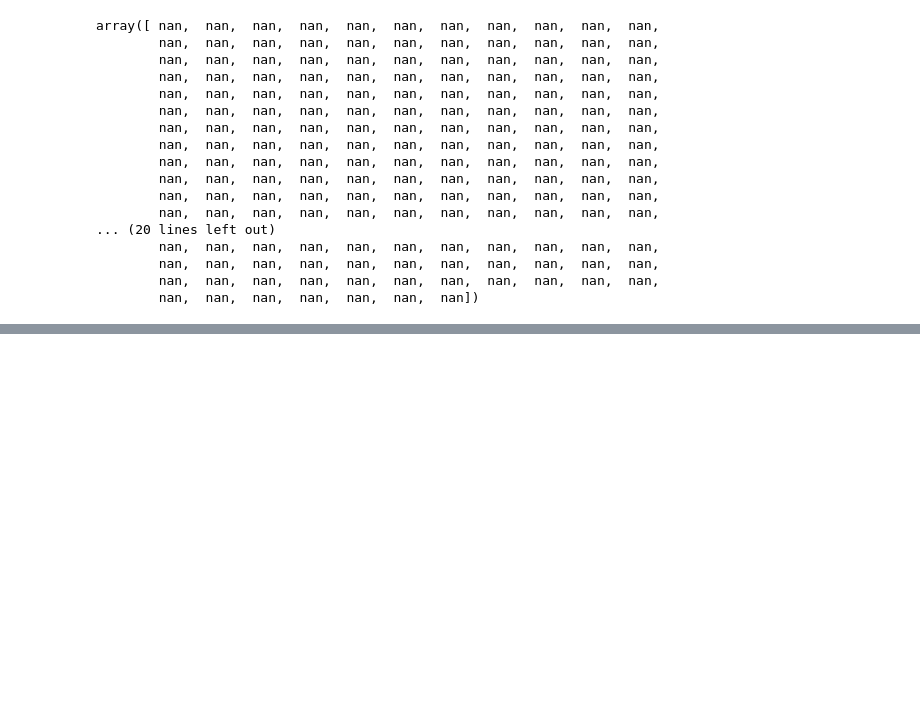
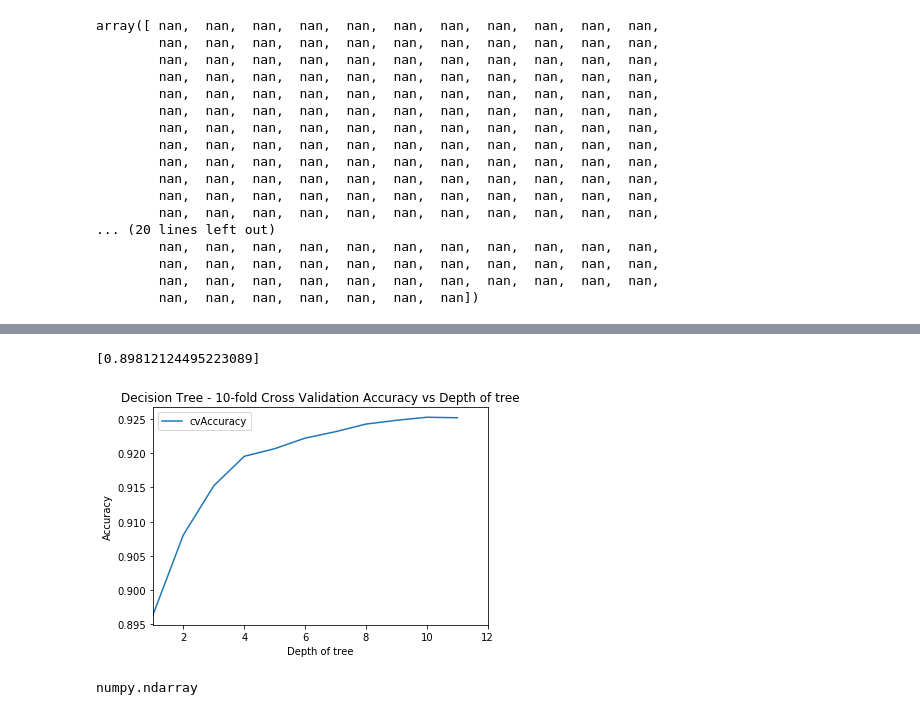
Before and after one commit to tvganesh/RPython-Part5, a Jupyter notebook: RandPython-Part5.ipynb, the cells around one changed output, grey strips where cells are left out. Saved outputs shown, nothing was run; the diff lists cells and outputs as text; code cells hidden in the pictures; blank space fills up the shorter version.

```diff
--- a/RandPython-Part5.ipynb
+++ b/RandPython-Part5.ipynb
@@ -75,0 +117,62 @@ plt.show()
+# %%
+X=pd.DataFrame(X_cancer)
+y=pd.DataFrame(y_cancer)
+y.shape
+accuracy=[]
+foldAcc=[]
+depth=5
+nK=len(X)/float(folds)
+nK
+kf = KFold(len(X),n_folds=folds)
+for train_index, test_index in kf:
+            X_train, X_test = X.iloc[train_index], X.iloc[test_index]
+            y_train, y_test = y.iloc[train_index], y.iloc[test_index]
+            clf = DecisionTreeClassifier(max_depth = i).fit(X_train, y_train)
+            score=clf.score(X_test, y_test)
+            accuracy.append(score)
+
+foldAcc.append(np.mean(accuracy))
+print(foldAcc)
+# %% [output]
+[0.89812124495223089]
+# %%
+# For degreee
+from sklearn.cross_validation import train_test_split, KFold
+def computeCVAccuracy(X,y,folds):
+    accuracy=[]
+    foldAcc=[]
+    depth=[1,2,3,4,5,6,7,8,9,10,11,12]
+    nK=len(X)/float(folds)
+    xval_err=0
+    for i in depth:
+        kf = KFold(len(X),n_folds=folds)
+        for train_index, test_index in kf:
+            X_train, X_test = X.iloc[train_index], X.iloc[test_index]
+            y_train, y_test = y.iloc[train_index], y.iloc[test_index]
+            clf = DecisionTreeClassifier(max_depth = i).fit(X_train, y_train)
+            score=clf.score(X_test, y_test)
+            accuracy.append(score)
+
+        foldAcc.append(np.mean(accuracy))
+
+    return(foldAcc)
+
+
+cvAccuracy=computeCVAccuracy(pd.DataFrame(X_cancer),pd.DataFrame(y_cancer),folds=10)
+
+df1=pd.DataFrame(cvAccuracy)
+df1.columns=['cvAccuracy']
+df=df1.reindex([1,2,3,4,5,6,7,8,9,10,11,12])
+df.plot()
+fig1=plt.title("Decision Tree - 10-fold Cross Validation Accuracy vs Depth of tree")
+fig1=plt.xlabel("Depth of tree")
+fig1=plt.ylabel("Accuracy")
+fig1.figure.savefig('foo1.png', bbox_inches='tight')
+plt.show()
+treeDepth=np.argmax(df['cvAccuracy'])
+# %% [output]
+[figure, added]
+# %%
+type(X_cancer)
+# %% [output]
+numpy.ndarray
```
Also changed, not shown: parts of 4 cells of this notebook, 2 other files.
